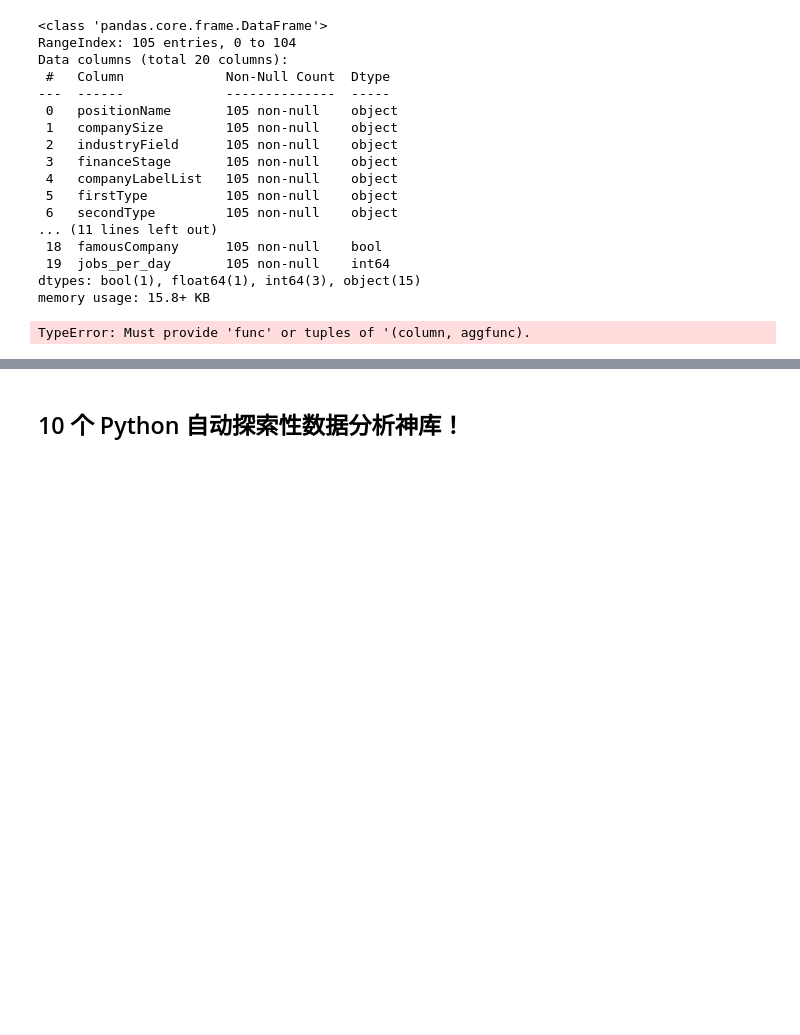
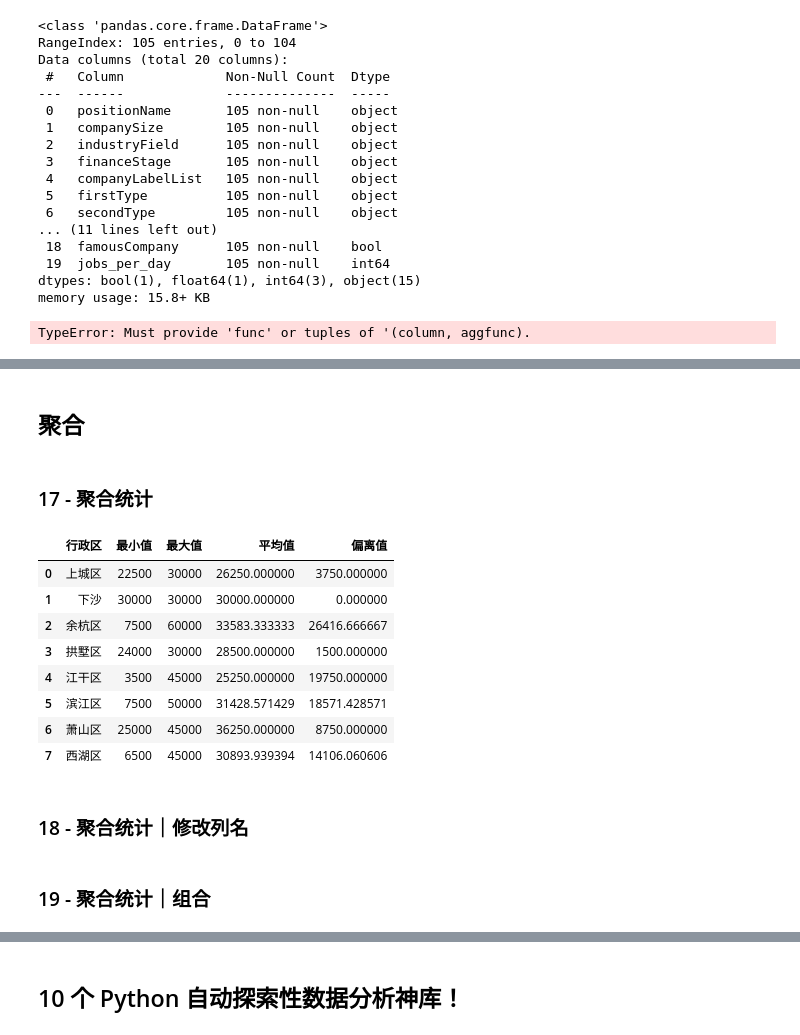
Before and after one commit to whgloveucq/jupyterfiles, a Jupyter notebook: OApractice/Pandas进阶修炼300题2.ipynb, the cells around one changed output, grey strips where cells are left out. Saved outputs shown, nothing was run; the diff lists cells and outputs as text; code cells hidden in the pictures; blank space fills up the shorter version.

```diff
--- a/OApractice/Pandas进阶修炼300题2.ipynb
+++ b/OApractice/Pandas进阶修炼300题2.ipynb
@@ -1069,0 +1138,27 @@ TypeError: Must provide 'func' or tuples of '(column, aggfunc).
+# %% [markdown]
+## 聚合
+# %% [markdown]
+### 17 - 聚合统计
+# %%
+def minus(x,y):
+    return x-y
+# %%
+grouped = df.groupby('district')
+result = grouped.agg({'salary': ['min', 'max', 'mean']})
+result = result.reset_index()
+result.columns = ['行政区', '最小值', '最大值', '平均值']
+result['偏离值']=result.apply(lambda x:minus(x['最大值'],x['平均值']),axis=1)
+# %%
+result
+# %% [output]
+|  | 行政区 | 最小值 | 最大值 | 平均值 | 偏离值 |
+| 0 | 上城区 | 22500 | 30000 | 26250.000000 | 3750.000000 |
+| 1 | 下沙 | 30000 | 30000 | 30000.000000 | 0.000000 |
+| 2 | 余杭区 | 7500 | 60000 | 33583.333333 | 26416.666667 |
+| 3 | 拱墅区 | 24000 | 30000 | 28500.000000 | 1500.000000 |
+| 4 | 江干区 | 3500 | 45000 | 25250.000000 | 19750.000000 |
+| 5 | 滨江区 | 7500 | 50000 | 31428.571429 | 18571.428571 |
+| 6 | 萧山区 | 25000 | 45000 | 36250.000000 | 8750.000000 |
+| 7 | 西湖区 | 6500 | 45000 | 30893.939394 | 14106.060606 |
+# %% [markdown]
+### 18 - 聚合统计｜修改列名
@@ -1069,0 +1168,2 @@ TypeError: Must provide 'func' or tuples of '(column, aggfunc).
+# %% [markdown]
+### 19 - 聚合统计｜组合
```
Also changed, not shown: parts of 21 cells of this notebook.
